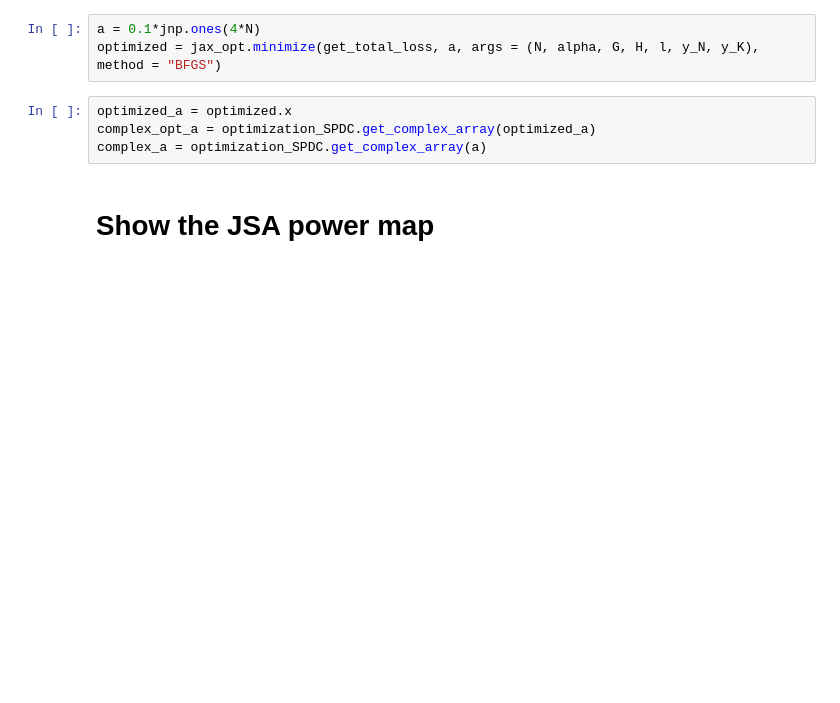
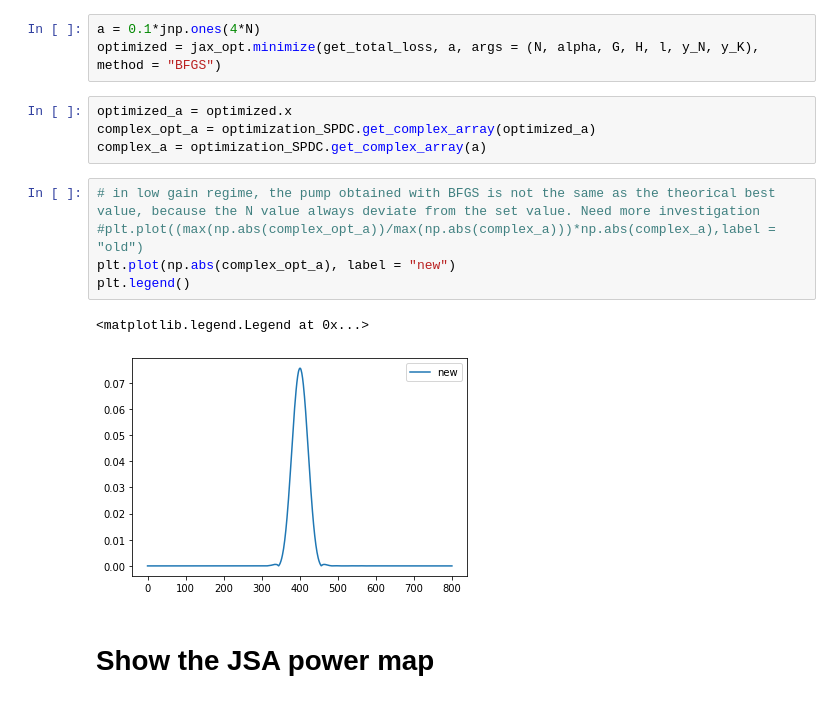
Before and after one commit to polyquantique/optimal_pumps, a Jupyter notebook: using_API.ipynb, the cells around one changed output. Saved outputs shown, nothing was run; the diff lists cells and outputs as text; blank space fills up the shorter version.

```diff
--- a/using_API.ipynb
+++ b/using_API.ipynb
@@ -67,6 +51,14 @@ optimized = jax_opt.minimize(get_total_loss, a, args = (N, alpha, G, H, l, y_N,
 optimized_a = optimized.x
 complex_opt_a = optimization_SPDC.get_complex_array(optimized_a)
 complex_a = optimization_SPDC.get_complex_array(a)
+# %%
+# in low gain regime, the pump obtained with BFGS is not the same as the theorical best value, because the N value always deviate from the set value. Need more investigation
+#plt.plot((max(np.abs(complex_opt_a))/max(np.abs(complex_a)))*np.abs(complex_a),label = "old")
+plt.plot(np.abs(complex_opt_a), label = "new")
+plt.legend()
+# %% [output]
+<matplotlib.legend.Legend at 0x...>
+[figure, added]
 # %% [markdown]
 # Show the JSA power map
 # %%
```
Also changed, not shown: parts of 10 cells of this notebook, 6 other files.
